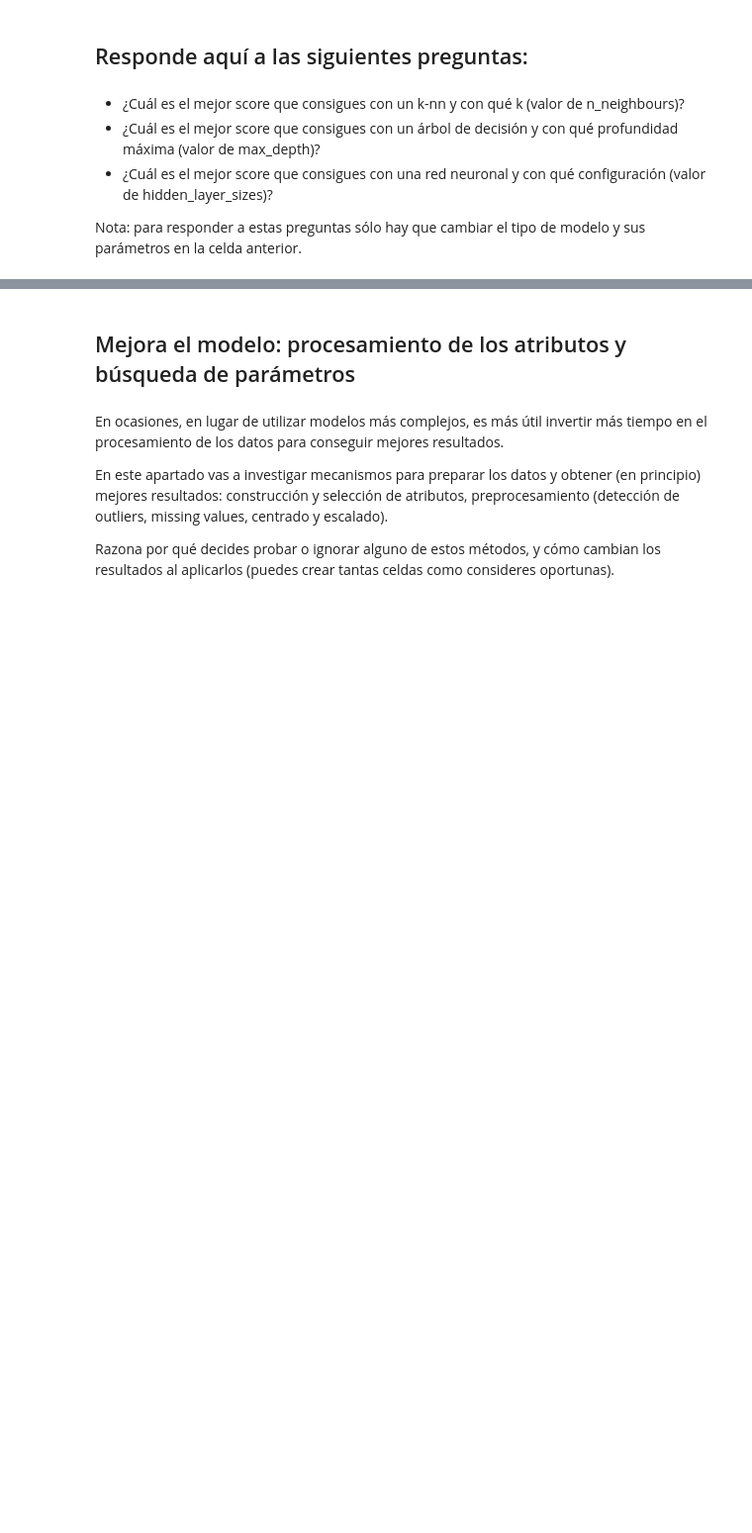
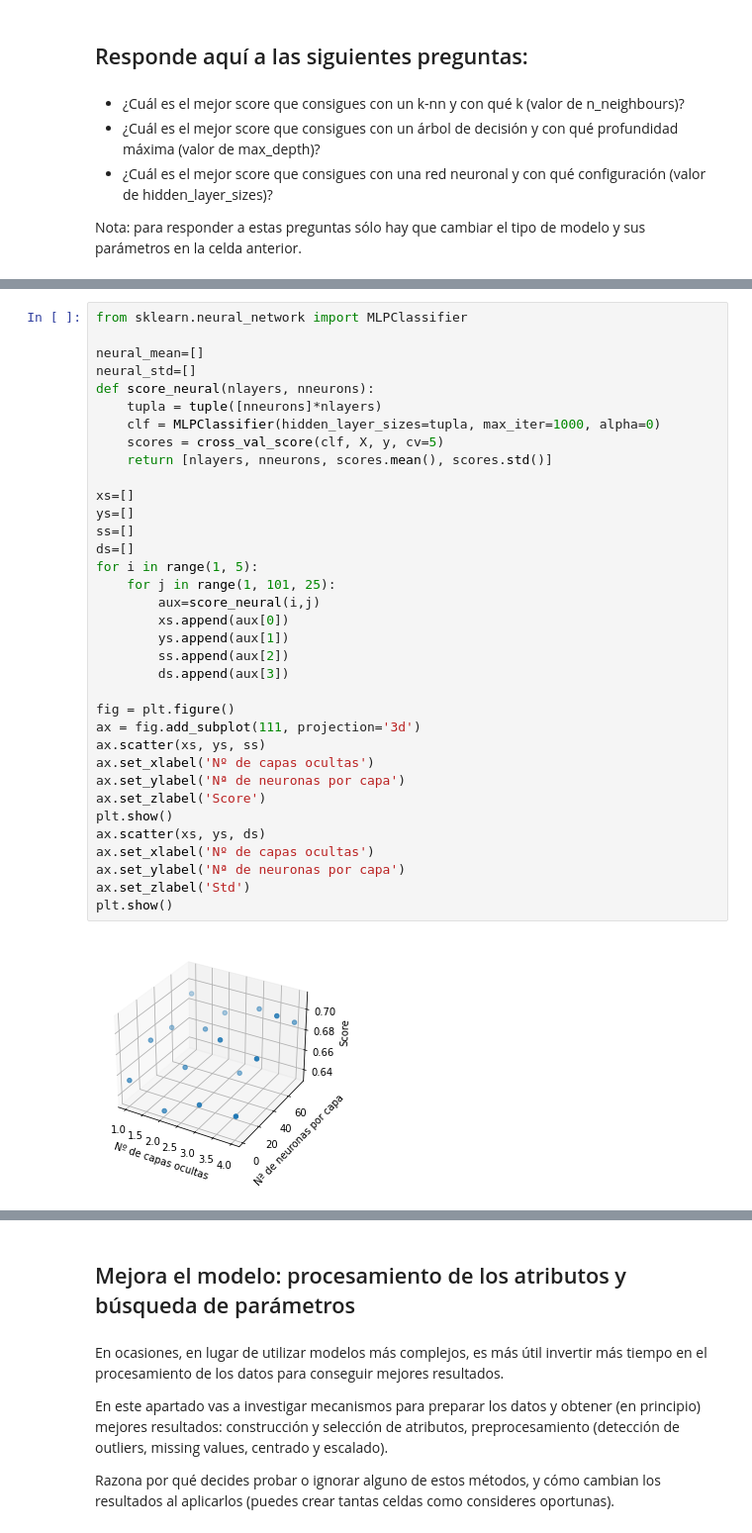
Before and after one commit to GregorioBlazquez/IA, a Jupyter notebook: p4_2301_04_Blazquez_Vicente/p4_02.ipynb, the cells around one changed output, grey strips where cells are left out. Shown: that part at 99% size. Saved outputs shown, nothing was run; the diff lists cells and outputs as text; blank space fills up the shorter version.

```diff
--- a/p4_2301_04_Blazquez_Vicente/p4_02.ipynb
+++ b/p4_2301_04_Blazquez_Vicente/p4_02.ipynb
@@ -68,0 +167,37 @@ POR HACER
+# %%
+from sklearn.neural_network import MLPClassifier
+
+neural_mean=[]
+neural_std=[]
+def score_neural(nlayers, nneurons):
+    tupla = tuple([nneurons]*nlayers)
+    clf = MLPClassifier(hidden_layer_sizes=tupla, max_iter=1000, alpha=0)
+    scores = cross_val_score(clf, X, y, cv=5)
+    return [nlayers, nneurons, scores.mean(), scores.std()]
+
+xs=[]
+ys=[]
+ss=[]
+ds=[]
+for i in range(1, 5):
+    for j in range(1, 101, 25):
+        aux=score_neural(i,j)
+        xs.append(aux[0])
+        ys.append(aux[1])
+        ss.append(aux[2])
+        ds.append(aux[3])
+
+fig = plt.figure()
+ax = fig.add_subplot(111, projection='3d')
+ax.scatter(xs, ys, ss)
+ax.set_xlabel('Nº de capas ocultas')
+ax.set_ylabel('Nª de neuronas por capa')
+ax.set_zlabel('Score')
+plt.show()
+ax.scatter(xs, ys, ds)
+ax.set_xlabel('Nº de capas ocultas')
+ax.set_ylabel('Nª de neuronas por capa')
+ax.set_zlabel('Std')
+plt.show()
+# %% [output]
+[figure, added]
```
Also changed, not shown: parts of 36 cells of this notebook, 2 other files.
